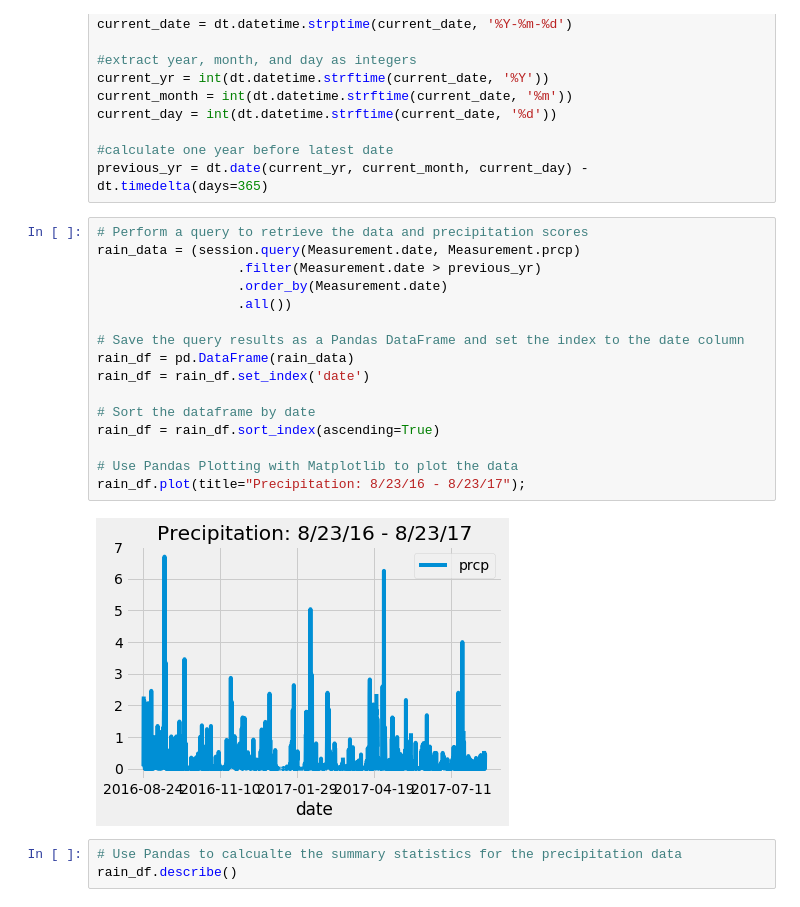
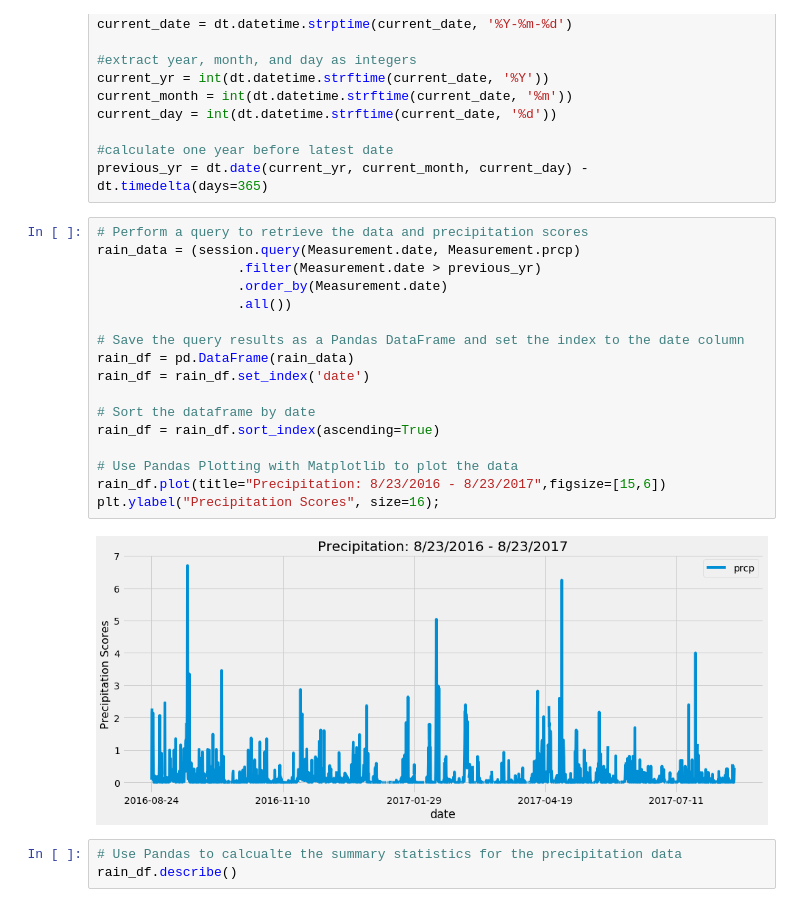
Before and after one commit to JPHebert32/Climate-API, a Jupyter notebook: Surfs_Up.ipynb, the cells around one changed output. Drawn from its saved outputs; the diff is of its cells as text.

Commit message:
plot formatting

```diff
--- a/Surfs_Up.ipynb
+++ b/Surfs_Up.ipynb
@@ -61,21 +61,22 @@ previous_yr = dt.date(current_yr, current_month, current_day) - dt.timedelta(day
 # %%
 # Perform a query to retrieve the data and precipitation scores
 rain_data = (session.query(Measurement.date, Measurement.prcp)
                   .filter(Measurement.date > previous_yr)
                   .order_by(Measurement.date)
                   .all())
 
 # Save the query results as a Pandas DataFrame and set the index to the date column
 rain_df = pd.DataFrame(rain_data)
 rain_df = rain_df.set_index('date')
 
 # Sort the dataframe by date
 rain_df = rain_df.sort_index(ascending=True)
 
 # Use Pandas Plotting with Matplotlib to plot the data
-rain_df.plot(title="Precipitation: 8/23/16 - 8/23/17");
+rain_df.plot(title="Precipitation: 8/23/2016 - 8/23/2017",figsize=[15,6])
+plt.ylabel("Precipitation Scores", size=16);
 # %% [output]
-[figure, old version]
+[figure, new version]
 # %%
 # Use Pandas to calcualte the summary statistics for the precipitation data
 rain_df.describe()
```
Also changed, not shown: parts of 1 cell of this notebook.
